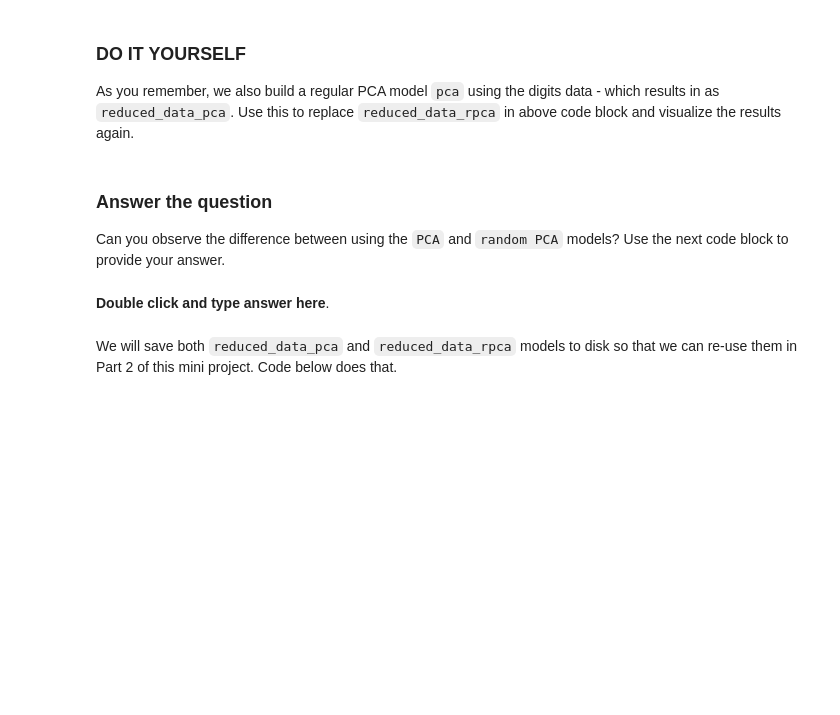
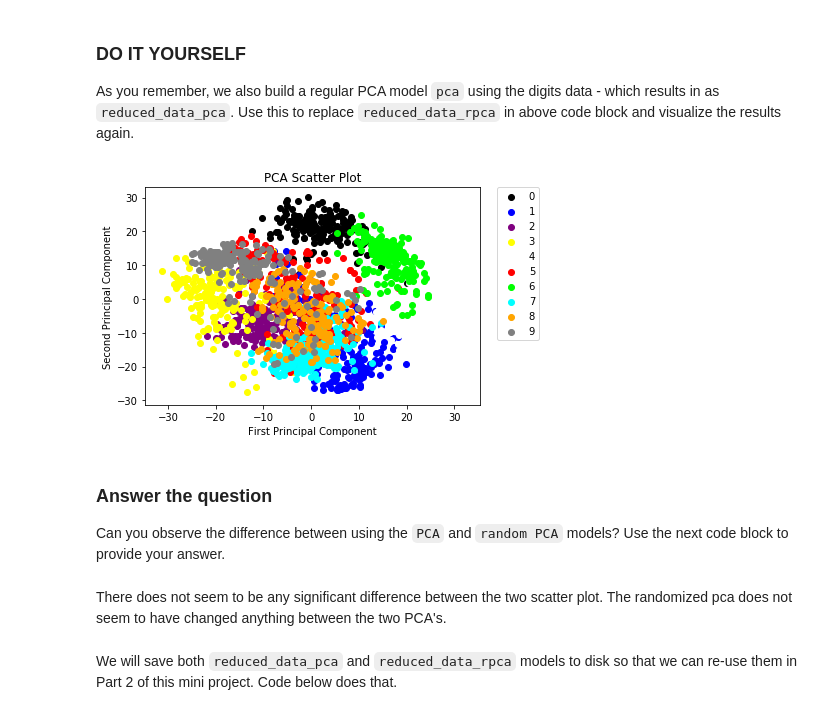
Before and after one commit to BA545-SP2019/ba545-week3-michaelnunziata, a Jupyter notebook: Mini_project_2_MNIST_analysis_pt1.ipynb, the cells around one changed output. Drawn from its saved outputs; the diff is of its cells as text; code cells hidden in the pictures; blank space fills up the shorter version.

```diff
--- a/Mini_project_2_MNIST_analysis_pt1.ipynb
+++ b/Mini_project_2_MNIST_analysis_pt1.ipynb
@@ -328,21 +328,23 @@ from sklearn.decomposition import PCA
 # Create a Randomized PCA model that takes two components
 # name the model as `randomized_pca`, using the `PCA` function
 # with the parameter of `n_components` set to 2 and `svd_solver` set to `randomized`
-
+randomized_pca = PCA(n_components=2, svd_solver='randomized')
 
 # Fit and transform the data to the model
 # using the `fit_transform` function and name the result as `reduced_data_rpca`
-
+reduced_data_rpca = PCA.fit_transform(randomized_pca, digits.data)
 
 # Create a regular PCA model
 # name the model as `pca`, using the `PCA` function with the parameter of `n_components` set to 2
-
+pca = PCA(n_components=2)
 
 # Fit and transform the data to the model
 # using the `fit_transform` function and name the result as `reduced_data_pca`
-
+reduced_data_pca = PCA.fit_transform(pca, digits.data)
 
 # Inspect the shape of `reduced_data_pca`
-
+reduced_data_pca.shape
 
 # Print out both reduced data
+print(reduced_data_rpca)
+print(reduced_data_pca)
@@ -396,33 +415,37 @@ As you remember, we also build a regular PCA model `pca` using the digits data -
 # %%
 # complete the code below
 # you will use the same `colors` list so you do not have to define it again
 
 
 # We are using the two components in the `randomized_pca` model as x-axis and y-axis in the plot
 # Note that we are plotting the data points, not the original figures
 # The distance in the plot actually means the distance between the data points
 # i.e. two data points of class (0) should be close to each other
-
+for i in range(len(colors)):
     # x-axis is the first component in `reduced_data_pca` model
     # and the color is corresponding to class, e.g., 0 is `black`
-
-    # x-axis is the second component in `reduced_data_pca` model
-
+    x = reduced_data_pca[:, 0][digits.target == i]
+    # y-axis is the second component in `reduced_data_pca` model
+    y = reduced_data_pca[:, 1][digits.target == i]
     # plot it out
-
+    plt.scatter(x, y, c=colors[i])
 # add legend as class names
-
+plt.legend(digits.target_names, bbox_to_anchor=(1.05, 1), loc=2, borderaxespad=0.)
 # add x-axis name as 'First Principal Component'
-
+plt.xlabel('First Principal Component')
 # add y-axis name as 'Second Principal Component'
-
+plt.ylabel('Second Principal Component')
 # add title of plot as "PCA Scatter Plot"
+plt.title("PCA Scatter Plot")
+plt.show()
+# %% [output]
+[figure, added]
 # %% [markdown]
 ### Answer the question
 
 Can you observe the difference between using the `PCA` and `random PCA` models? Use the next code block to provide your answer.
-# %% [markdown]
-__Double click and type answer here__.
+# %% [markdown]
+There does not seem to be any significant difference between the two scatter plot. The randomized pca does not seem to have changed anything between the two PCA's.
 # %% [markdown]
 We will save both `reduced_data_pca` and `reduced_data_rpca` models to disk so that we can re-use them in Part 2 of this mini project. Code below does that.
 # %%
```
Also changed, not shown: parts of 5 cells of this notebook, 2 other files.
